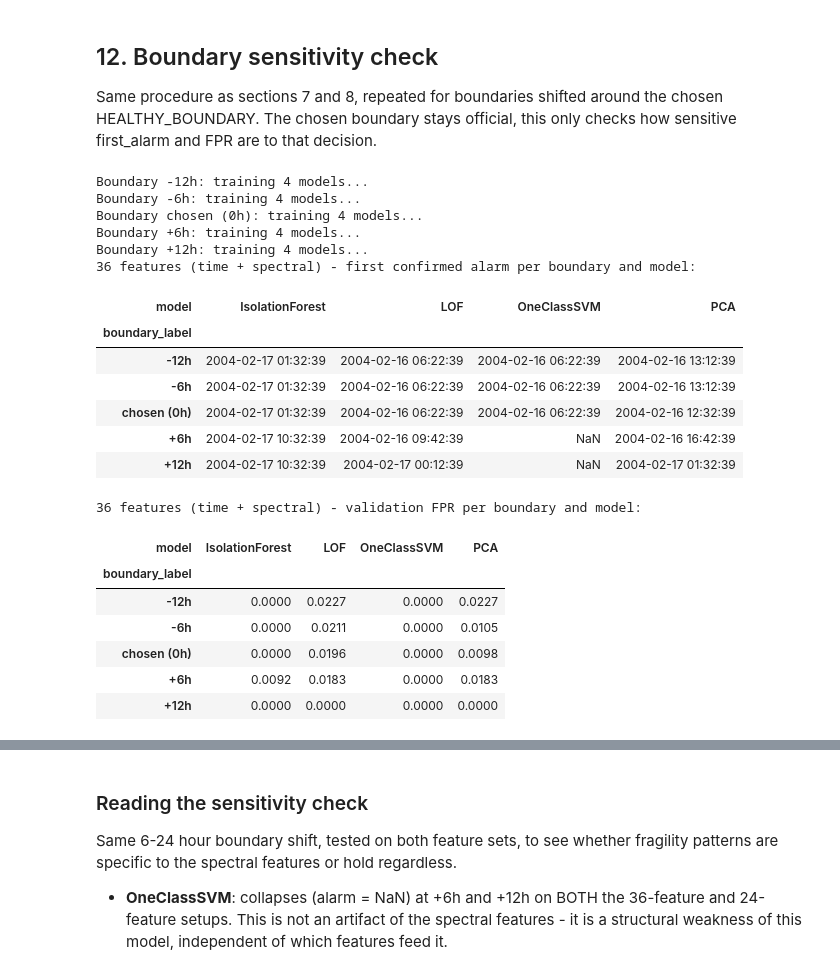
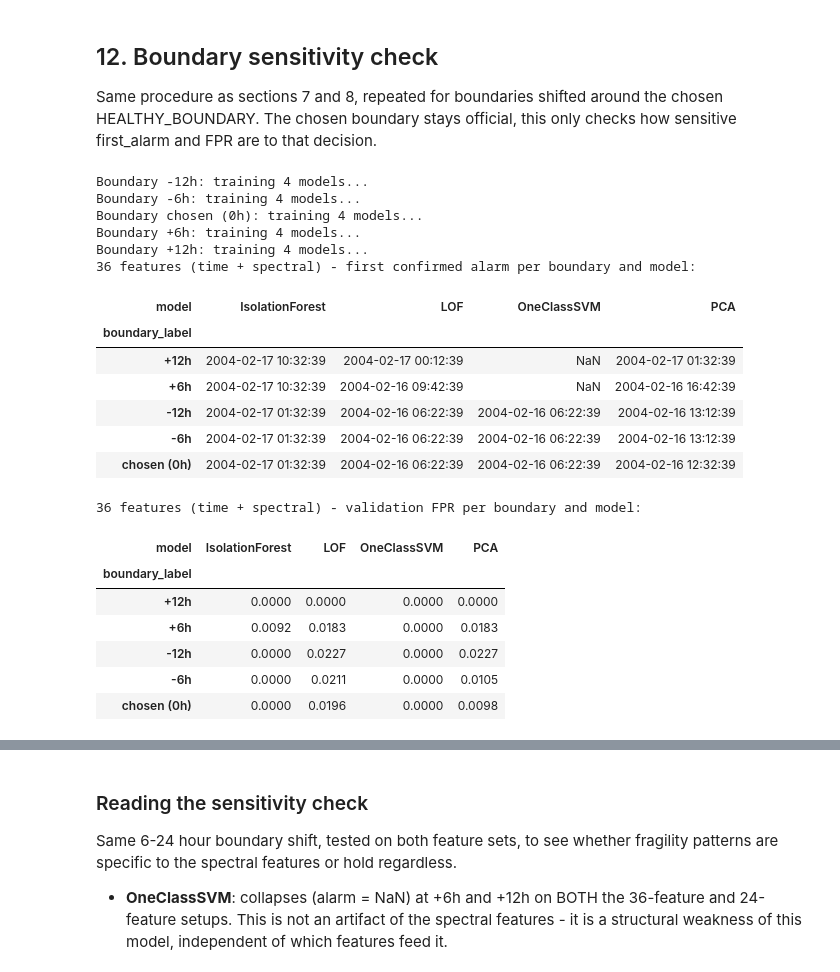
Before and after one commit to maidabiber/anomaly-detection-thesis, a Jupyter notebook: notebooks/analyze_2nd_test.ipynb, the cells around one changed output, grey strips where cells are left out. Cells and saved outputs as stored; diff of their text form; code cells hidden in the pictures.

Commit message:
Move feature, bearing, sensitivity and scaler loops into src/experiments

```diff
--- a/notebooks/analyze_2nd_test.ipynb
+++ b/notebooks/analyze_2nd_test.ipynb
@@ -573,58 +548,38 @@ boundary_candidates = {
 }
 order12 = ['-12h', '-6h', 'chosen (0h)', '+6h', '+12h']
 
-def run_boundary_sensitivity(feature_cols):
-    rows = []
-    for label, b in boundary_candidates.items():
-        print(f"Boundary {label}: training 4 models...", flush=True)
-        df_h = split_healthy(df[feature_cols], b)
-        df_tr, df_va = split_train_val(df_h, val_fraction=0.2)
-        Xtr, Xa_, sc_ = scale_features(df_tr, df[feature_cols])
-        Xva_ = sc_.transform(df_va)
-        train_end, val_end = df_tr.index[-1], df_h.index[-1]
-        for name, fit_fn, score_fn in classical:
-            model = fit_fn(Xtr)
-            full = pd.Series(score_fn(model, Xa_), index=df.index)
-            val = score_fn(model, Xva_)
-            threshold = compute_threshold(val, method="mean_std", n_std=3.0)
-            is_an = full > threshold
-            alarm = first_confirmed_alarm(is_an, window=20)
-            fpr_v = float(is_an[(full.index > train_end) & (full.index <= val_end)].mean())
-            rows.append({'boundary_label': label, 'model': name,
-                         'alarm': (alarm.strftime('%Y-%m-%d %H:%M:%S') if alarm is not None else None),
-                         'fpr': round(fpr_v, 4)})
-    sdf = pd.DataFrame(rows)
-    sdf['boundary_label'] = pd.Categorical(sdf['boundary_label'], categories=order12, ordered=True)
-    return sdf.sort_values(['boundary_label', 'model']).reset_index(drop=True)
+from src.experiments import boundary_sensitivity
 
 def show_sensitivity(sdf, label):
     print(f"{label} - first confirmed alarm per boundary and model:")
     display(sdf.pivot_table(index='boundary_label', columns='model', values='alarm', aggfunc='first', observed=True))
     print(f"{label} - validation FPR per boundary and model:")
-    display(sdf.pivot_table(index='boundary_label', columns='model', values='fpr', aggfunc='first', observed=True).style.format('{:.4f}'))
+    display(sdf.pivot_table(index='boundary_label', columns='model', values='fpr_val', aggfunc='first', observed=True).style.format('{:.4f}'))
 # %%
-sens_df_36 = run_boundary_sensitivity(list(df.columns))
+from src.experiments import boundary_sensitivity
+
+sens_df_36 = boundary_sensitivity(classical, boundary_candidates, list(df.columns), df, verbose=True)
 show_sensitivity(sens_df_36, "36 features (time + spectral)")
 # %% [output]
 Boundary -12h: training 4 models...
 Boundary -6h: training 4 models...
 Boundary chosen (0h): training 4 models...
 Boundary +6h: training 4 models...
 Boundary +12h: training 4 models...
 36 features (time + spectral) - first confirmed alarm per boundary and model:
 | model | IsolationForest | LOF | OneClassSVM | PCA |
 | boundary_label |  |  |  |  |
+| +12h | 2004-02-17 10:32:39 | 2004-02-17 00:12:39 | NaN | 2004-02-17 01:32:39 |
+| +6h | 2004-02-17 10:32:39 | 2004-02-16 09:42:39 | NaN | 2004-02-16 16:42:39 |
 | -12h | 2004-02-17 01:32:39 | 2004-02-16 06:22:39 | 2004-02-16 06:22:39 | 2004-02-16 13:12:39 |
 | -6h | 2004-02-17 01:32:39 | 2004-02-16 06:22:39 | 2004-02-16 06:22:39 | 2004-02-16 13:12:39 |
 | chosen (0h) | 2004-02-17 01:32:39 | 2004-02-16 06:22:39 | 2004-02-16 06:22:39 | 2004-02-16 12:32:39 |
-| +6h | 2004-02-17 10:32:39 | 2004-02-16 09:42:39 | NaN | 2004-02-16 16:42:39 |
-| +12h | 2004-02-17 10:32:39 | 2004-02-17 00:12:39 | NaN | 2004-02-17 01:32:39 |
 36 features (time + spectral) - validation FPR per boundary and model:
 | model | IsolationForest | LOF | OneClassSVM | PCA |
 | boundary_label |  |  |  |  |
+| +12h | 0.0000 | 0.0000 | 0.0000 | 0.0000 |
+| +6h | 0.0092 | 0.0183 | 0.0000 | 0.0183 |
 | -12h | 0.0000 | 0.0227 | 0.0000 | 0.0227 |
 | -6h | 0.0000 | 0.0211 | 0.0000 | 0.0105 |
 | chosen (0h) | 0.0000 | 0.0196 | 0.0000 | 0.0098 |
-| +6h | 0.0092 | 0.0183 | 0.0000 | 0.0183 |
-| +12h | 0.0000 | 0.0000 | 0.0000 | 0.0000 |
 # %%
```
Also changed, not shown: parts of 4 cells of this notebook, 1 other file.
